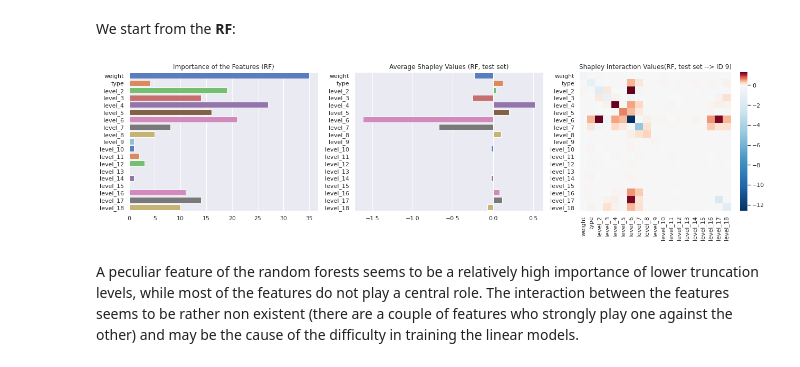
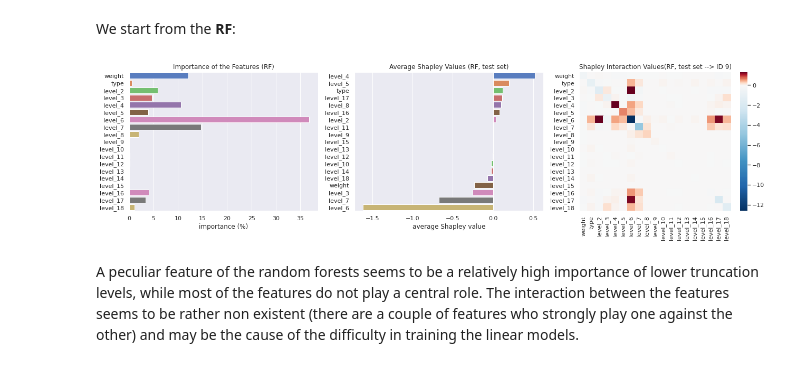
Before and after one commit to thesfinox/ml-sft-trunc, a Jupyter notebook: sft-level-trunc.ipynb, the cells around one changed output. Cells and saved outputs as stored; diff of their text form; code cells hidden in the pictures.

```diff
--- a/sft-level-trunc.ipynb
+++ b/sft-level-trunc.ipynb
@@ -4116,7 +4189,9 @@ log.info('Fitting the random forests.')
 rnd_for = LGBMRegressor(boosting_type = 'rf',
                         objective = 'regression',
                         subsample_freq = 1,
-                        n_jobs = 1)
+                        n_jobs = 1,
+                        importance_type='gain'
+                       )
 
 # define the hyperparameters
 hyperparameters = [Integer(2, 100, name='num_leaves'),
@@ -5188,40 +5270,48 @@ We start from the **RF**:
 fig, ax = subplots(1,3)
 
 # plot the importance of the features
-sns.barplot(x=rnd_for_imp,
+sns.barplot(x=100 * rnd_for_imp / np.sum(rnd_for_imp),
             y=features,
             palette=sns.color_palette('muted', len(features)),
             ax=ax[0]
            )
-ax[0].set(title='Importance of the Features (RF)')
+ax[0].set(title='Importance of the Features (RF)', xlabel='importance (%)')
 
 # plot the mean Shapley values
-sns.barplot(x=rnd_for_shap.mean(axis=0),
-            y=features,
+rnd_for_shap_values = pd.DataFrame({'features': features,
+                                    'shapley': rnd_for_shap.mean(axis=0)
+                                   }
+                                  ).sort_values('shapley', ascending=False)
+sns.barplot(x='shapley',
+            y='features',
+            data=rnd_for_shap_values,
             palette=sns.color_palette('muted', len(features)),
             ax=ax[1]
            )
-ax[1].set(title='Average Shapley Values (RF, test set)')
+ax[1].set(title='Average Shapley Values (RF, test set)',
+          xlabel='average Shapley value',
+          ylabel=''
+         )
 
 # choose one random matrix and plot the heatmap
 random = np.random.randint(rnd_for_int_shap.shape[0])
 matrix = rnd_for_int_shap[random]
 sns.heatmap(matrix,
             vmin=matrix.min(),
             vmax=matrix.max(),
             norm=mpl.colors.DivergingNorm(0.0),
             xticklabels=features,
             yticklabels=features,
             cmap='RdBu_r',
             ax=ax[2]
            )
 ax[2].set(title='Shapley Interaction Values'
                 '(RF, test set --> ID {:d})'.format(random))
 
 plt.tight_layout()
 plt.savefig(imgpath('rnd_for_shapley.pdf'), dpi=150, format='pdf')
 # %% [output]
-[figure, old version]
+[figure, new version]
 # %% [markdown]
 A peculiar feature of the random forests seems to be a relatively high importance of lower truncation levels, while most of the features do not play a central role. The interaction between the features seems to be rather non existent (there are a couple of features who strongly play one against the other) and may be the cause of the difficulty in training the linear models.
 # %% [markdown]
```
Also changed, not shown: parts of 17 cells of this notebook, 37 other files.
